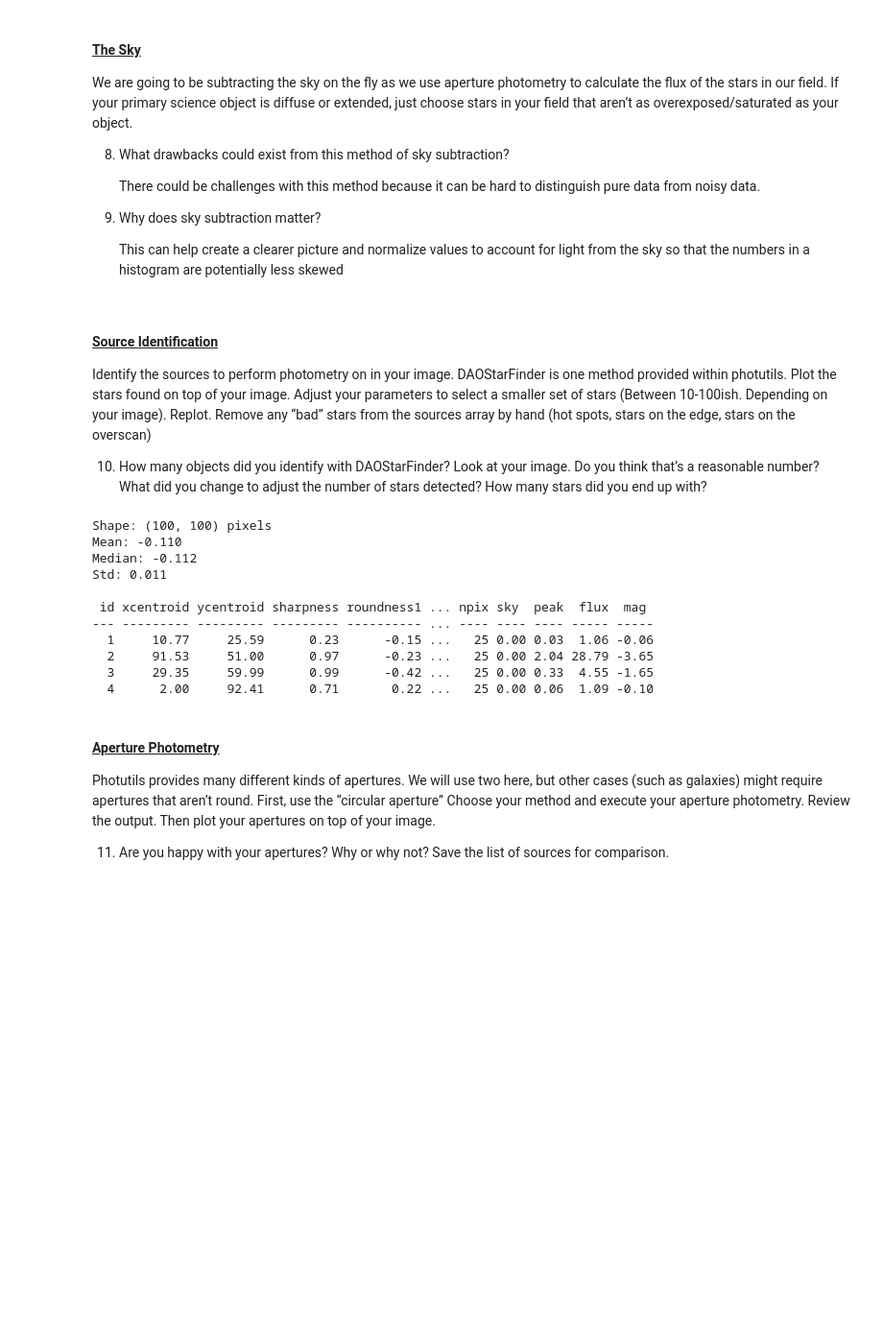
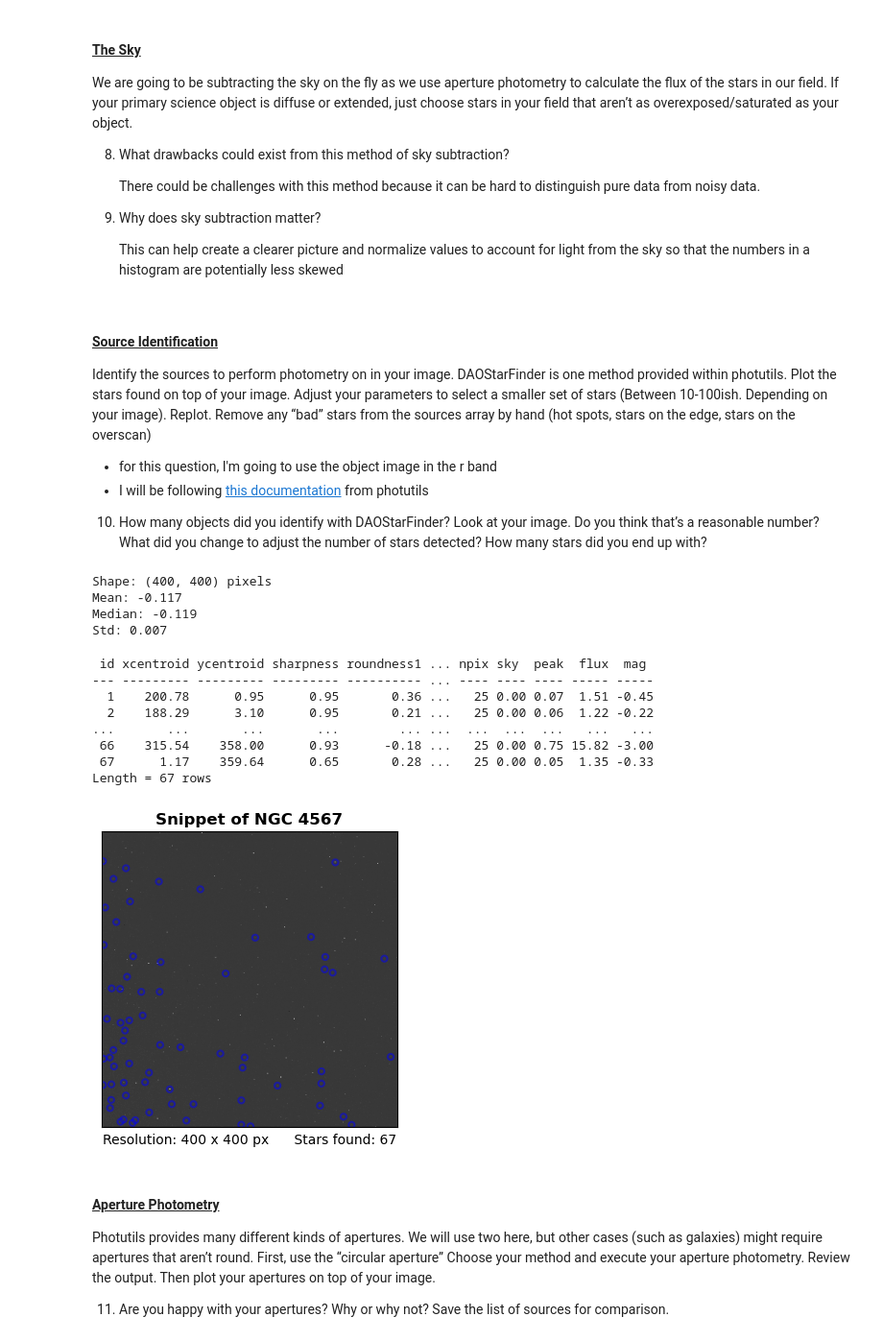
Before and after one commit to emmabacarra/Astr-480, a Jupyter notebook: Lab 4 - Data Reduction & Photometry/lab4.ipynb, the cells around one changed output. Shown at 96% size. Cells and saved outputs as stored; diff of their text form; code cells hidden in the pictures; blank space fills up the shorter version.

Commit message:
finding stars with daostarfinder

```diff
--- a/Lab 4 - Data Reduction & Photometry/lab4.ipynb
+++ b/Lab 4 - Data Reduction & Photometry/lab4.ipynb
@@ -219,7 +220,7 @@ for i, (filter, data) in enumerate(zip(filters, ngc_data)):
 
     # Calibrated data
     calibrated_data = ((data - bias - dark) / norm_flat[filter])
-    fits.writeto(f'../../Interacting Galaxies Project/NGC 4567/calibrated_{filter}.fits', calibrated_data, overwrite=True)
+    # fits.writeto(f'../../Interacting Galaxies Project/NGC 4567/calibrated_{filter}.fits', calibrated_data, overwrite=True)
 
     vis_vmin, vis_vmax = np.percentile(calibrated_data, [1, 99.75])
     norm = vis.ImageNormalize(calibrated_data, vmin=vis_vmin, vmax=vis_vmax, interval=vis.ZScaleInterval(), stretch=vis.LinearStretch())
@@ -278,42 +279,57 @@ We are going to be subtracting the sky on the fly as we use aperture photometry
 Identify the sources to perform photometry on in your image. DAOStarFinder is one
 method provided within photutils. Plot the stars found on top of your image. Adjust your parameters to select a smaller set of stars (Between 10-100ish. Depending on your image). Replot. Remove any “bad” stars from the sources array by hand (hot spots, stars on the edge, stars on the overscan)
 
+- for this question, I'm going to use the object image in the r band
+- I will be following [this documentation](https://photutils.readthedocs.io/en/stable/detection.html) from photutils
+
 10.  How many objects did you identify with DAOStarFinder? Look at your image. Do you think that’s a reasonable number? What did you change to adjust the number of stars detected? How many stars did you end up with?
+# %%
+# selecting a portion of the region to get a set of stars
+snip = ngc_r_calbr[:400, :400]
+print(f"Shape: {snip.shape} pixels")
+
+snip_mean, snip_median, snip_std = sigma_clipped_stats(snip, sigma=3.0)
+print(f"Mean: {snip_mean:.3f}", f"\nMedian: {snip_median:.3f}", f"\nStd: {snip_std:.3f}\n")
+# %% [output]
+Shape: (400, 400) pixels
+Mean: -0.117
+Median: -0.119
+Std: 0.007
 # %%
-''' for this question, I'm going to use the object image in the r band '''
-
-# selecting a portion of the region to get a set of stars
-snip = ngc_r_calbr[:100, :100]
-print(f"Shape: {snip.shape} pixels")
-
-snip_mean, snip_median, snip_std = sigma_clipped_stats(snip, sigma=3.0)
-print(f"Mean: {snip_mean:.3f}", f"\nMedian: {snip_median:.3f}", f"\nStd: {snip_std:.3f}\n")
-
 daofind = DAOStarFinder(fwhm=3.0, threshold=5.*snip_std)
 sources = daofind(snip - snip_median)
+
 for col in sources.colnames:
     if col not in ('id', 'npix'):
         sources[col].info.format = '%.2f'  # for consistent table output
-sources.pprint(max_width=76)
+sources.pprint(max_width=76, max_lines=7)
 
 positions = np.transpose((sources['xcentroid'], sources['ycentroid']))
 apertures = CircularAperture(positions, r=4.0)
-norm = ImageNormalize(stretch=SqrtStretch())
-plt.imshow(data, cmap='Greys', origin='lower', norm=norm,
-           interpolation='nearest')
-apertures.plot(color='blue', lw=1.5, alpha=0.5)
+
+# plotting the snippet -----------------------------------
+with warnings.catch_warnings(): # booo warnings
+    warnings.simplefilter('ignore')
+
+    plt.figure(figsize=(4, 4))
+    plt.title(f'Snippet of NGC 4567', weight='bold')
+    plt.xlabel(f'Resolution: {snip.shape[0]} x {snip.shape[1]} px      Stars found: {len(sources)}')
+    plt.xticks([])
+    plt.yticks([])
+
+    norm = vis.ImageNormalize(stretch=vis.SqrtStretch())
+    plt.imshow(snip, cmap='grey', origin='lower', norm=norm, interpolation='hermite')
+    apertures.plot(color='blue', lw=1.5, alpha=0.5)
 # %% [output]
-Shape: (100, 100) pixels
-Mean: -0.110
-Median: -0.112
-Std: 0.011
-
  id xcentroid ycentroid sharpness roundness1 ... npix sky  peak  flux  mag
 --- --------- --------- --------- ---------- ... ---- ---- ---- ----- -----
-  1     10.77     25.59      0.23      -0.15 ...   25 0.00 0.03  1.06 -0.06
-  2     91.53     51.00      0.97      -0.23 ...   25 0.00 2.04 28.79 -3.65
-  3     29.35     59.99      0.99      -0.42 ...   25 0.00 0.33  4.55 -1.65
-  4      2.00     92.41      0.71       0.22 ...   25 0.00 0.06  1.09 -0.10
+  1    200.78      0.95      0.95       0.36 ...   25 0.00 0.07  1.51 -0.45
+  2    188.29      3.10      0.95       0.21 ...   25 0.00 0.06  1.22 -0.22
+...       ...       ...       ...        ... ...  ...  ...  ...   ...   ...
+ 66    315.54    358.00      0.93      -0.18 ...   25 0.00 0.75 15.82 -3.00
+ 67      1.17    359.64      0.65       0.28 ...   25 0.00 0.05  1.35 -0.33
+Length = 67 rows
+[figure, added]
 # %% [markdown]
 #### <u>Aperture Photometry</u>
 
```
Also changed, not shown: parts of 1 cell of this notebook.
